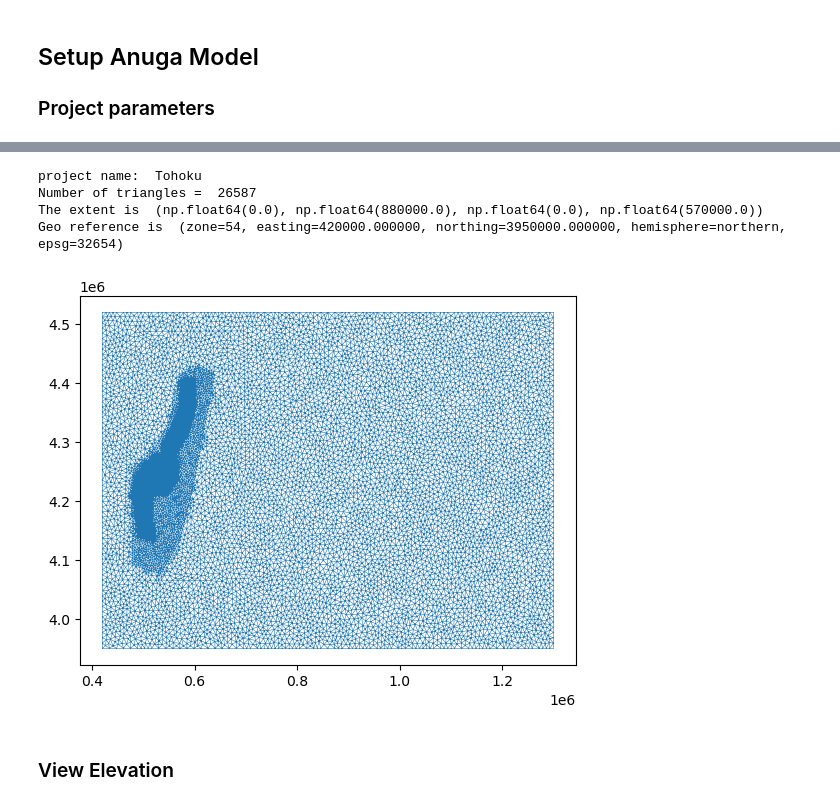
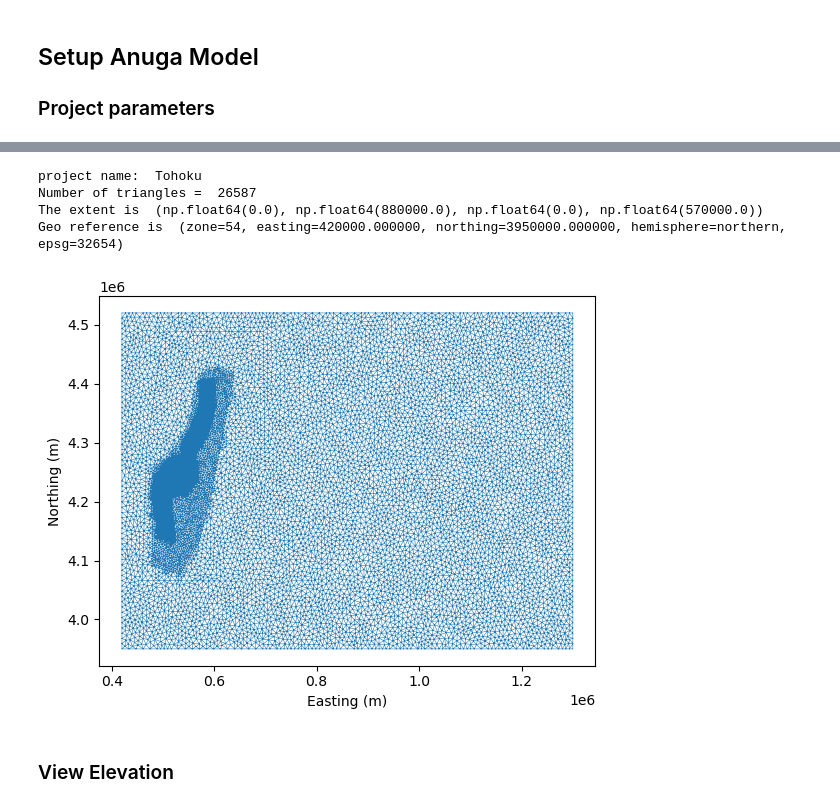
Before and after one commit to stoiver/Tohoku, a Jupyter notebook: notebook_tohoku_source_example.ipynb, the cells around one changed output, grey strips where cells are left out. Drawn from its saved outputs; the diff is of its cells as text; code cells hidden in the pictures.

```diff
--- a/notebook_tohoku_source_example.ipynb
+++ b/notebook_tohoku_source_example.ipynb
@@ -159,43 +145,46 @@ domain = anuga.create_domain_from_regions(project.bounding_polygon,
 
 
 domain.set_epsg(32654)  # WGS 84 / UTM zone 54N
+
+domain.set_plotter(absolute=True)
+max_min_collector = domain.set_collect_max_quantities()
+
 xll = domain.geo_reference.xllcorner
 yll = domain.geo_reference.yllcorner
 print ('Number of triangles = ', len(domain))
 print ('The extent is ', domain.get_extent())
 print ('Geo reference is ',domain.geo_reference)
 
 domain.set_quantity('elevation',
                         filename=project.name_stem + '.pts',
                         use_cache=True,
                         verbose=False,
                         alpha=0.1)
 
 domain.set_name('tohoku_source_example')
 
 
 #tide = -0.45
 tide = 0.0
 domain.set_quantity('stage', tide)
 
 
 Elevation = domain.quantities['elevation'].centroid_values
 Stage     = domain.quantities['stage'].centroid_values
 
-Stage[:] = np.maximum(Elevation, Stage)
+#Stage[:] = np.maximum(Elevation, Stage)
 
 
-dplotter = anuga.Domain_plotter(domain, absolute=True)
-plt.triplot(dplotter.triang, linewidth = 0.4);
+domain.triplot(linewidth = 0.4);
 #print (domain.statistics())
 
 #domain.set_quantity('elevation', function=topography, location='centroids')
 # %% [output]
 project name:  Tohoku
 Number of triangles =  26587
 The extent is  (np.float64(0.0), np.float64(880000.0), np.float64(0.0), np.float64(570000.0))
 Geo reference is  (zone=54, easting=420000.000000, northing=3950000.000000, hemisphere=northern, epsg=32654)
-[figure, old version]
+[figure, new version]
 # %% [markdown]
 ### View Elevation
 # %%
```
Also changed, not shown: parts of 11 cells of this notebook, 1 other file.
